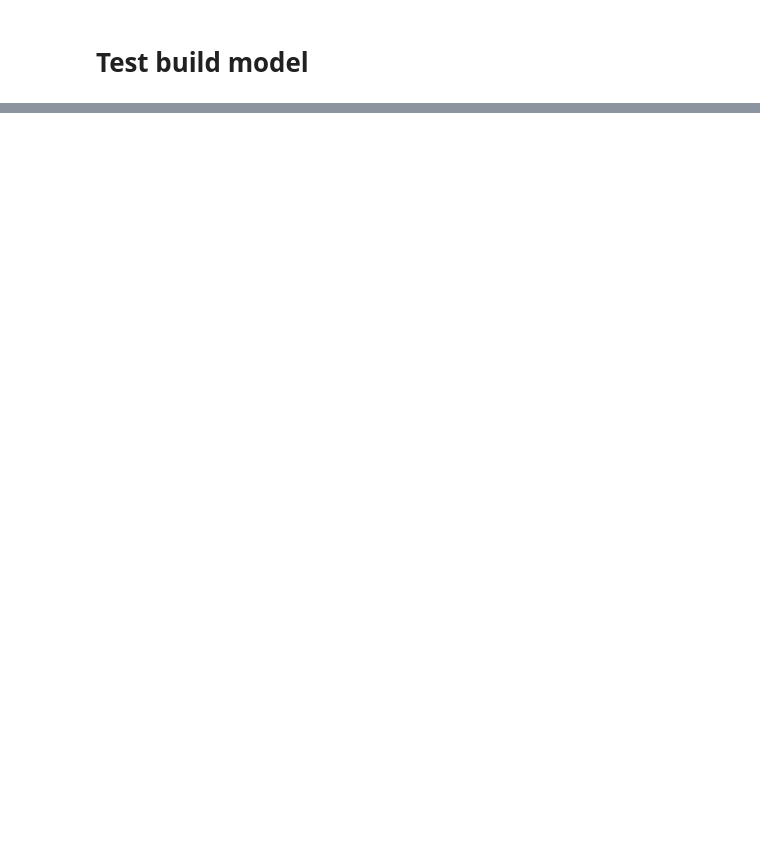
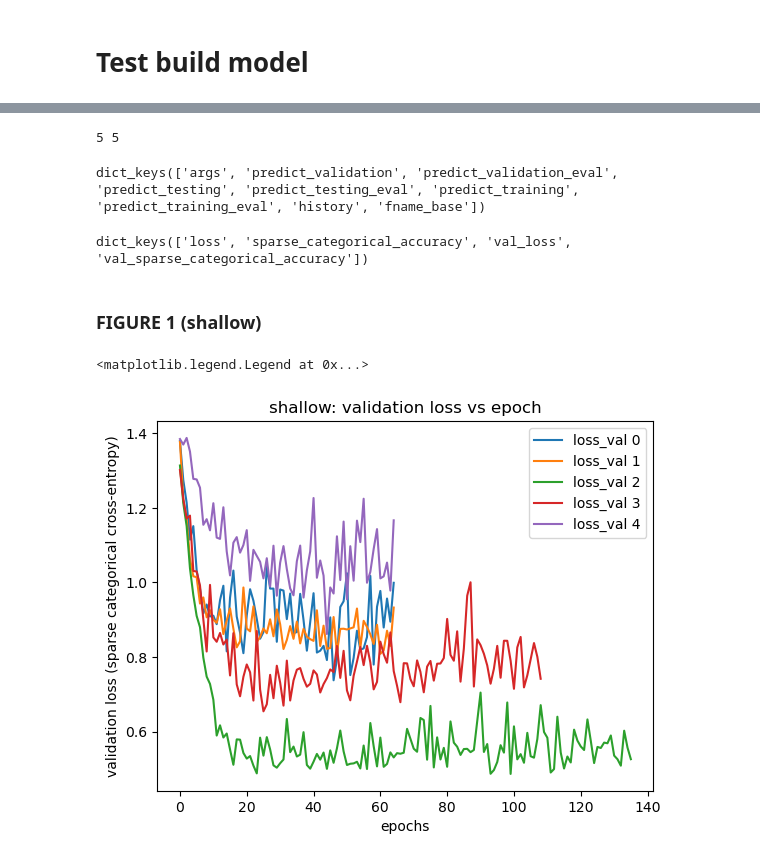
Before and after one commit to Zajumino/aml, a Jupyter notebook: hw3/hw3.ipynb, the cells around one changed output, grey strips where cells are left out. Drawn from its saved outputs; the diff is of its cells as text; code cells hidden in the pictures; blank space fills up the shorter version.

```diff
--- a/hw3/hw3.ipynb
+++ b/hw3/hw3.ipynb
@@ -55,22 +101,33 @@ def read_all_rotations(dirname, filebase):
     return results
 # %%
 filebase = "image_Csize_3_3_3_3_3_Cfilters_10_20_30_40_50_Pool_2_2_2_2_2_Pad_valid_hidden_50_20_drop_0.500_L2_0.000500_LR_0.001000_ntrain_*_rot_*_results.pkl"
-results = read_all_rotations("results", filebase)
-filebase = "image_Csize_3_3_3_3_3_3_3_3_3_Cfilters_8_8_16_16_32_32_48_64_80_Pool_1_2_1_2_1_2_1_1_1_Pad_valid_hidden_128_16_drop_0.500_LR_0.001000_ntrain_*_rot_*_results.pkl"
+results_s = read_all_rotations("results", filebase)
+filebase = "image_Csize_5_3_3_3_3_3_3_Cfilters_16_24_32_40_48_56_64_Pool_2_2_1_2_1_1_1_Pad_valid_hidden_64_16_drop_0.500_L2_0.000500_LR_0.001000_ntrain_*_rot_*_results.pkl"
 results_d = read_all_rotations("results", filebase)
 # %%
-print(len(results)) # should be 20*7 = 140 eventually
-results[0].keys()
+print(len(results_s),len(results_d)) # should be 5
+results_s[0].keys()
+# %% [output]
+5 5
+dict_keys(['args', 'predict_validation', 'predict_validation_eval', 'predict_testing', 'predict_testing_eval', 'predict_training', 'predict_training_eval', 'history', 'fname_base'])
 # %%
-results[0]['history'].keys()
+results_s[0]['history'].keys()
+# %% [output]
+dict_keys(['loss', 'sparse_categorical_accuracy', 'val_loss', 'val_sparse_categorical_accuracy'])
+# %% [markdown]
+### FIGURE 1 (shallow)
 # %%
 # plot learning curve
 plt.figure()
-plt.plot(results[0]['history']['val_loss'], label='loss_val 0')
-plt.plot(results[1]['history']['val_loss'], label='loss_val 1')
-plt.plot(results[2]['history']['val_loss'], label='loss_val 2')
-plt.plot(results[3]['history']['val_loss'], label='loss_val 3')
-plt.plot(results[4]['history']['val_loss'], label='loss_val 4')
+plt.plot(results_s[0]['history']['val_loss'], label='loss_val 0')
+plt.plot(results_s[1]['history']['val_loss'], label='loss_val 1')
+plt.plot(results_s[2]['history']['val_loss'], label='loss_val 2')
+plt.plot(results_s[3]['history']['val_loss'], label='loss_val 3')
+plt.plot(results_s[4]['history']['val_loss'], label='loss_val 4')
 plt.ylabel('validation loss (sparse categorical cross-entropy)')
 plt.xlabel('epochs')
+plt.title('shallow: validation loss vs epoch')
 plt.legend()
+# %% [output]
+<matplotlib.legend.Legend at 0x...>
+[figure, added]
```
Also changed, not shown: parts of 24 cells of this notebook, 10 other files.
